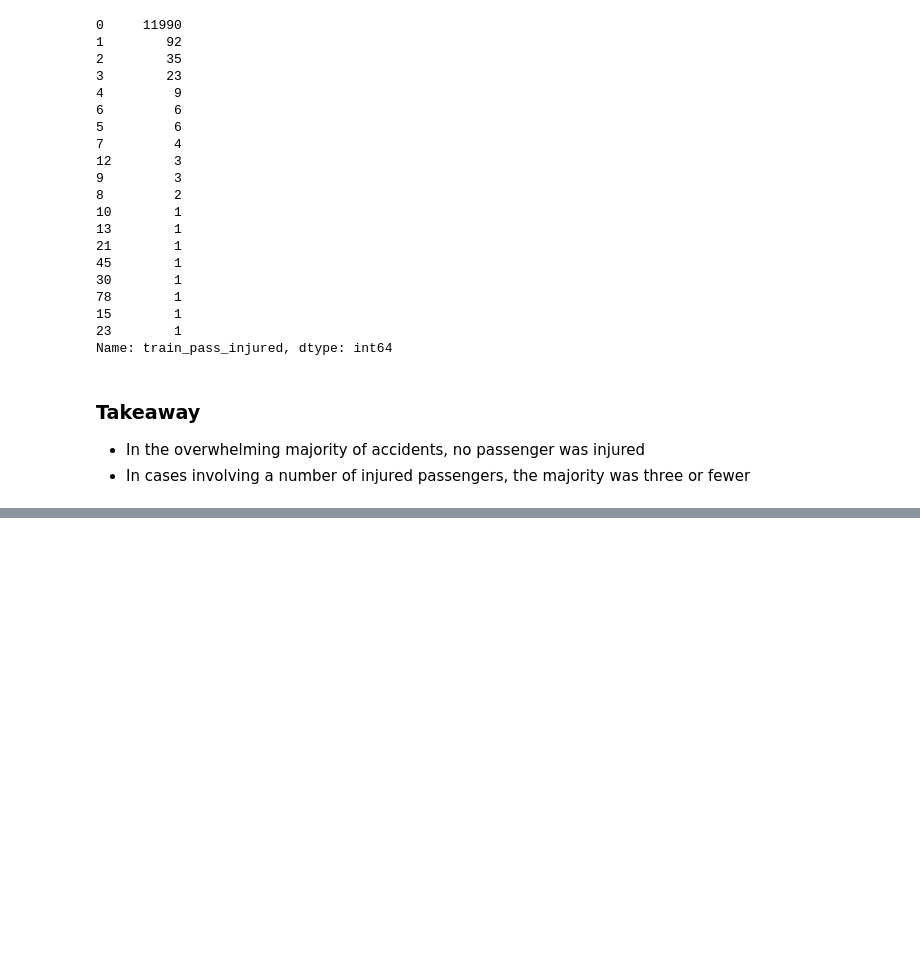
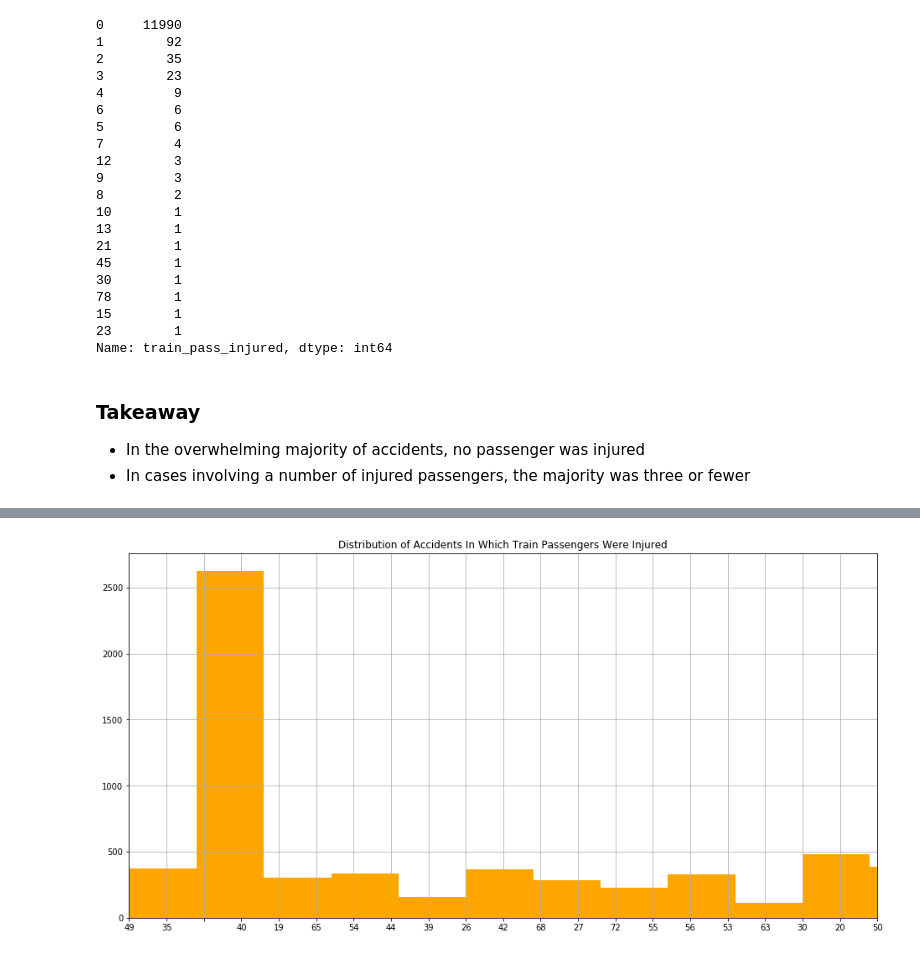
Before and after one commit to OTR-Capstone/Off_The_Rails, a Jupyter notebook: Steve_Stuff/workbench.ipynb, the cells around one changed output, grey strips where cells are left out. Drawn from its saved outputs; the diff is of its cells as text; code cells hidden in the pictures; blank space fills up the shorter version.

```diff
--- a/Steve_Stuff/workbench.ipynb
+++ b/Steve_Stuff/workbench.ipynb
@@ -163,0 +180,8 @@ Name: train_pass_injured, dtype: int64
+# %%
+hwy_df['driver_age'].hist(color='orange', bins=50, figsize=(16, 8))
+
+plt.xlim([0, 20])
+plt.title('Distribution of Accidents In Which Train Passengers Were Injured')
+plt.show()
+# %% [output]
+[figure, added]
```
Also changed, not shown: parts of 12 cells of this notebook.
